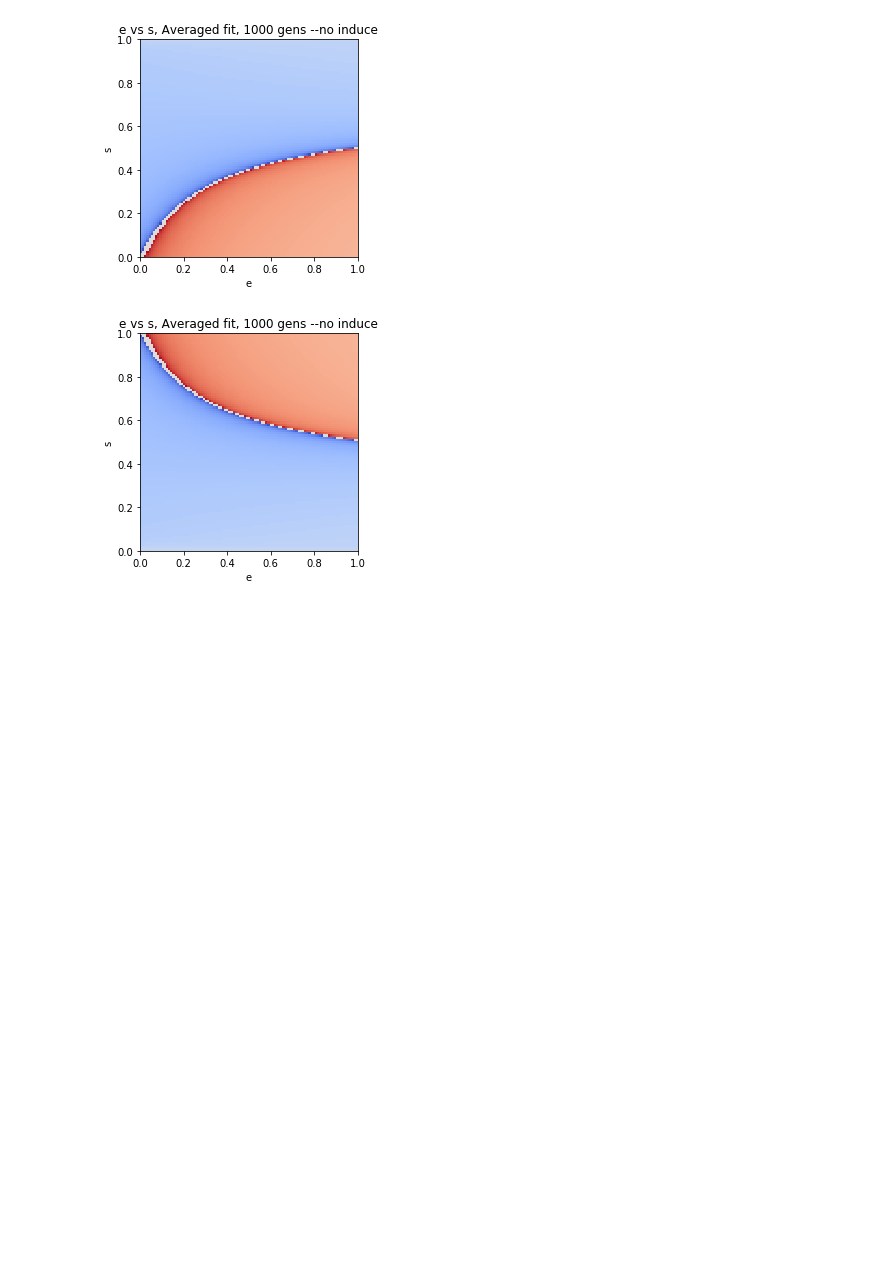
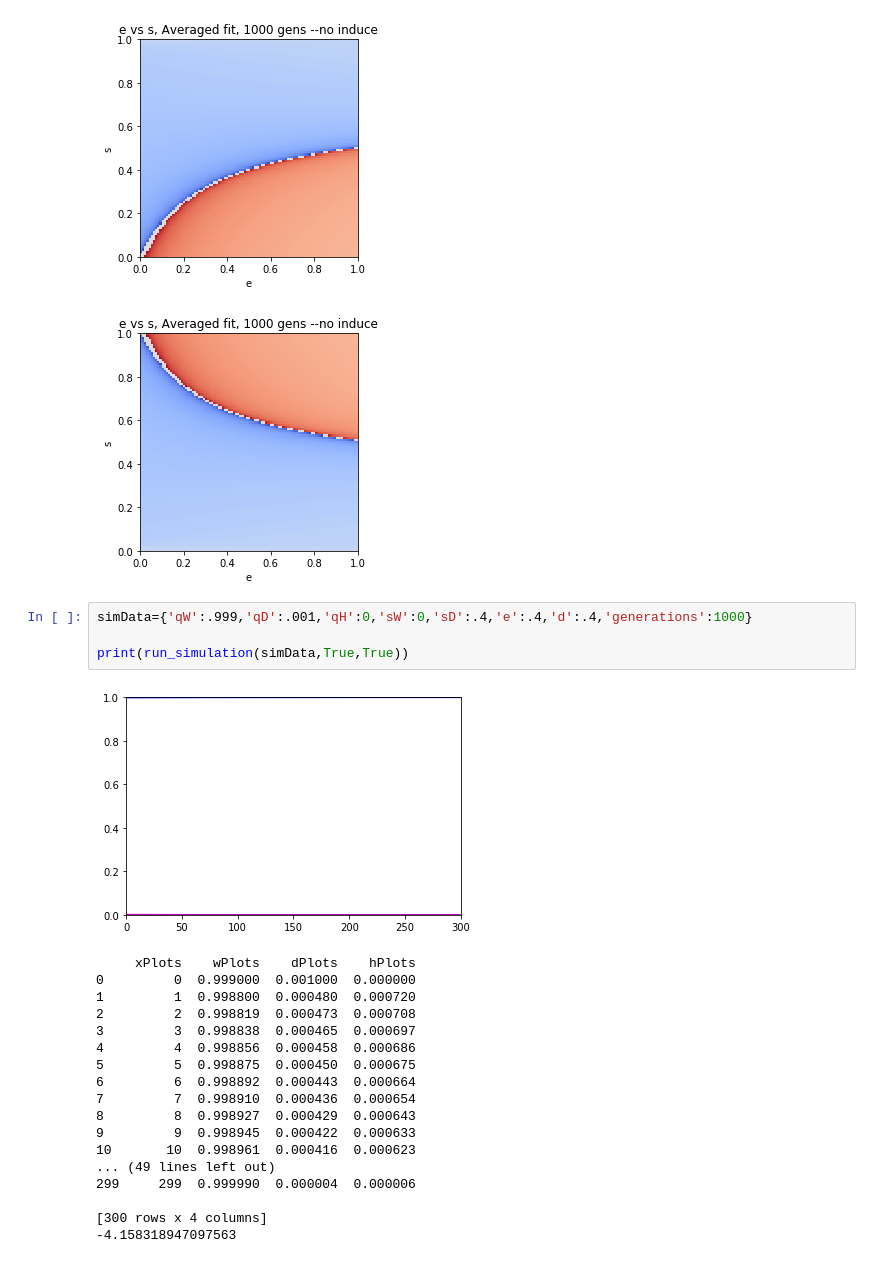
Before and after one commit to mgheffel/CRISPR-Gene-Drive-Population-Model, a Jupyter notebook: BaseModel.ipynb, the cells around one changed output. Cells and saved outputs as stored; diff of their text form; blank space fills up the shorter version.

```diff
--- a/BaseModel.ipynb
+++ b/BaseModel.ipynb
@@ -149,3 +149,26 @@ model3D(X,Y,Z,'e','s','e vs s, Averaged fit, 1000 gens --no induce')
 # %% [output]
 [figure]
 [figure]
+# %%
+simData={'qW':.999,'qD':.001,'qH':0,'sW':0,'sD':.4,'e':.4,'d':.4,'generations':1000}
+
+print(run_simulation(simData,True,True))
+# %% [output]
+[figure, added]
+     xPlots    wPlots    dPlots    hPlots
+0         0  0.999000  0.001000  0.000000
+1         1  0.998800  0.000480  0.000720
+2         2  0.998819  0.000473  0.000708
+3         3  0.998838  0.000465  0.000697
+4         4  0.998856  0.000458  0.000686
+5         5  0.998875  0.000450  0.000675
+6         6  0.998892  0.000443  0.000664
+7         7  0.998910  0.000436  0.000654
+8         8  0.998927  0.000429  0.000643
+9         9  0.998945  0.000422  0.000633
+10       10  0.998961  0.000416  0.000623
+... (49 lines left out)
+299     299  0.999990  0.000004  0.000006
+
+[300 rows x 4 columns]
+-4.158318947097563
```
Also changed, not shown: parts of 2 cells of this notebook, 1 other file.
